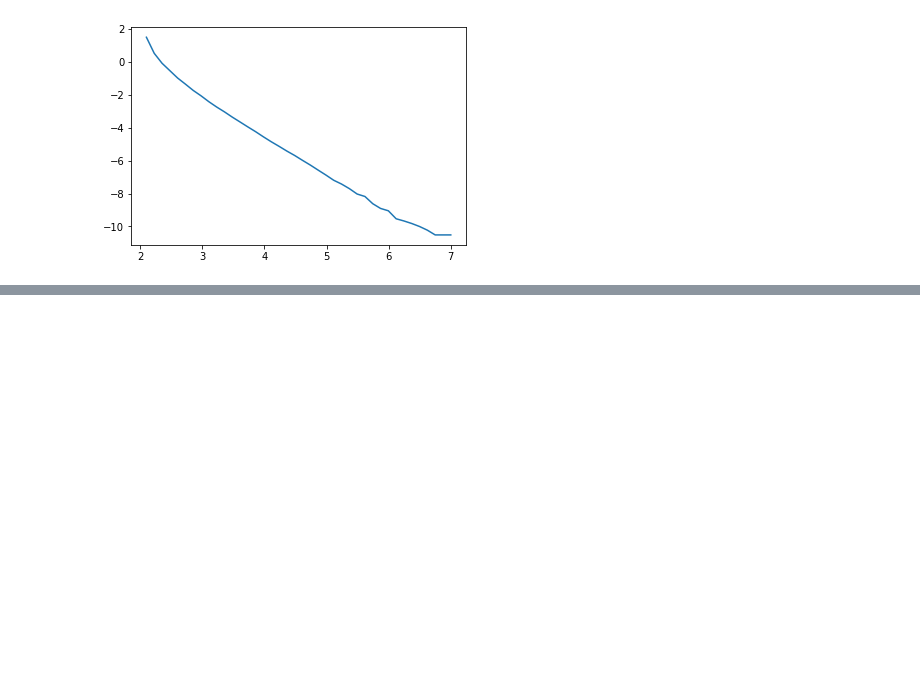
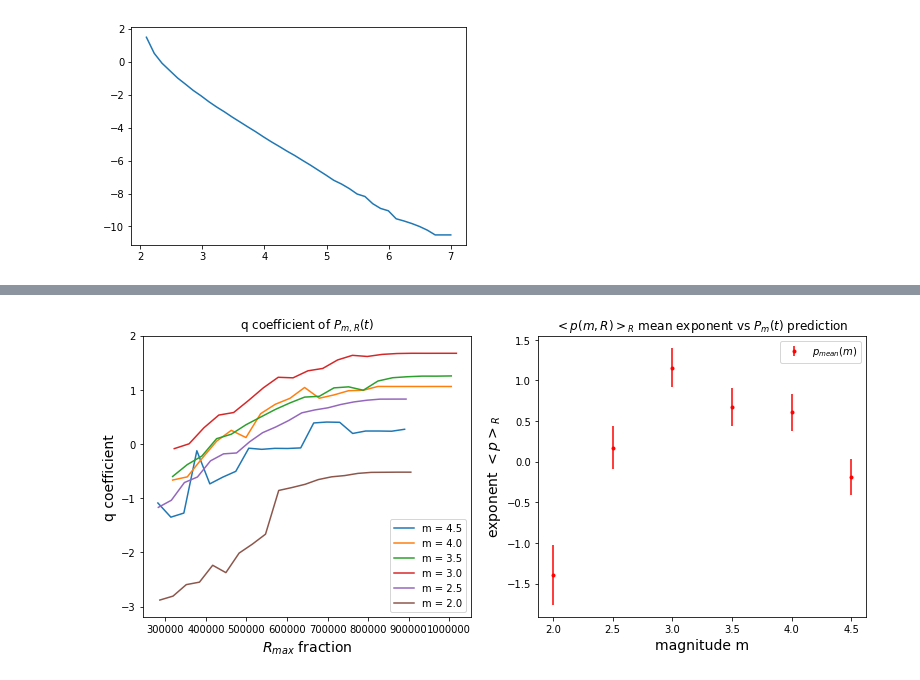
Before and after one commit to mango915/Earthquakes, a Jupyter notebook: fra.ipynb, the cells around one changed output, grey strips where cells are left out. Cells and saved outputs as stored; diff of their text form; code cells hidden in the pictures; blank space fills up the shorter version.

```diff
--- a/fra.ipynb
+++ b/fra.ipynb
@@ -361,0 +523,25 @@ plt.show()
+# %%
+fig, (ax1, ax2) = plt.subplots(nrows=1, ncols=2,figsize=(11, 5))
+for i in range(1,len(ms)+1):
+    #plt.errorbar(Rs, Ps[-i], yerr = P_errors[-i], label = 'm = {}'.format(ms[-i]))
+    ax1.plot(Rs*R_max[-i], Qs[-i], label = 'm = {}'.format(ms[-i]))
+
+ax1.legend(loc = 'lower right')
+ax1.set_title('q coefficient of $P_{m,R}(t)$')
+ax1.set_xlabel('$R_{max}$ fraction', fontsize = 14)
+ax1.set_ylabel('q coefficient', fontsize = 14)
+ax1.set_ylim(-3.2,2)
+
+ax2.errorbar(ms, Qs.mean(axis = 1), yerr = Qs.std(axis = 1)/np.sqrt(len(ms)), fmt = 'r.', label = '$p_{mean}(m)$')
+#params, _ = optimize.curve_fit(linear, ms, Qs.mean(axis = 1))
+#ax2.plot(ms, params[0]*ms+params[1], label = 'fit: p(m) = %.2fm%.2f'%(params[0],params[1]))
+ax2.set_title('$<p(m,R)>_R$ mean exponent vs $P_{m}(t)$ prediction')
+ax2.set_ylabel('exponent $<p>_R$', fontsize = 14)
+ax2.set_xlabel('magnitude m', fontsize = 14)
+ax2.legend()
+
+plt.tight_layout()
+plt.autoscale(1)
+plt.show()
+# %% [output]
+[figure, added]
```
Also changed, not shown: parts of 9 cells of this notebook.
